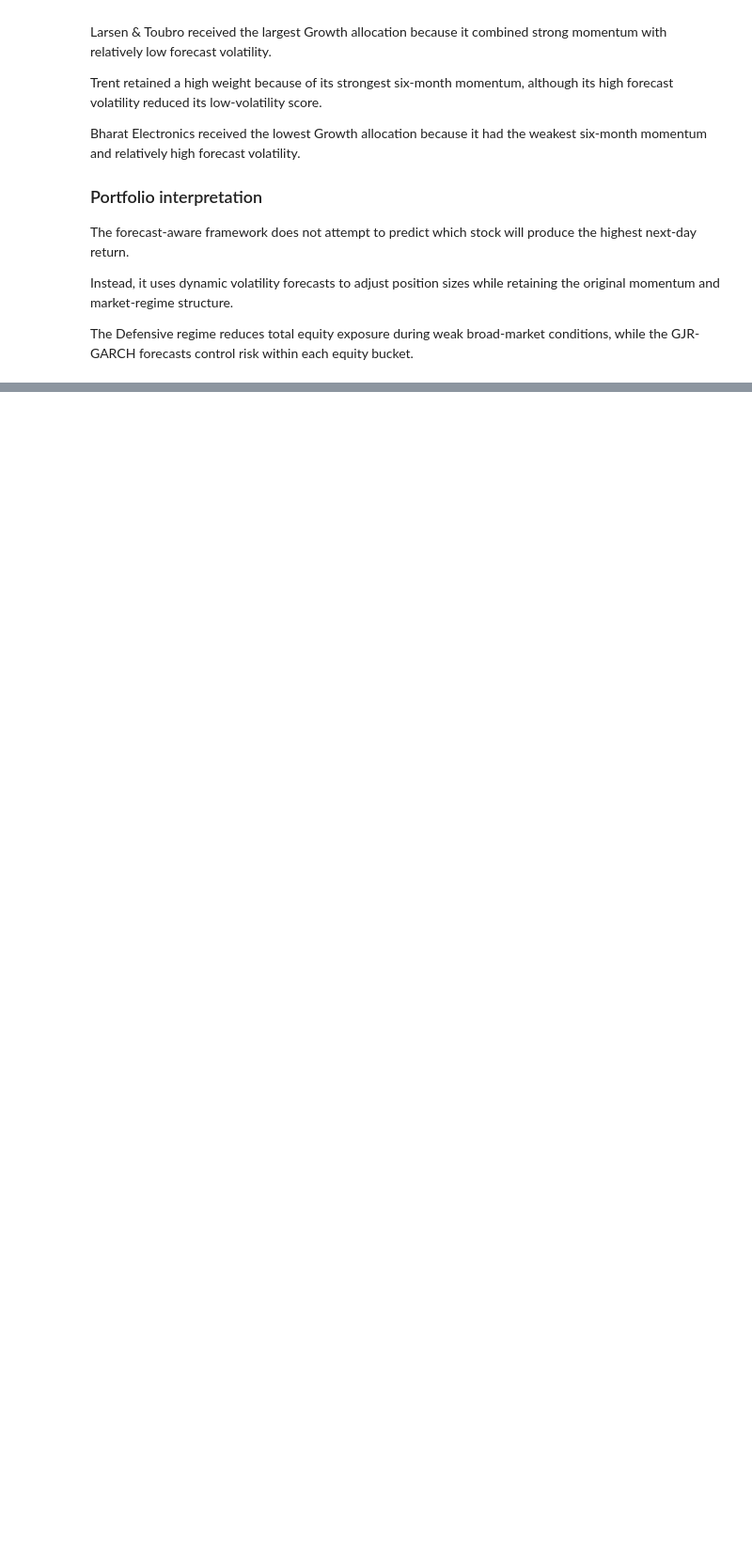
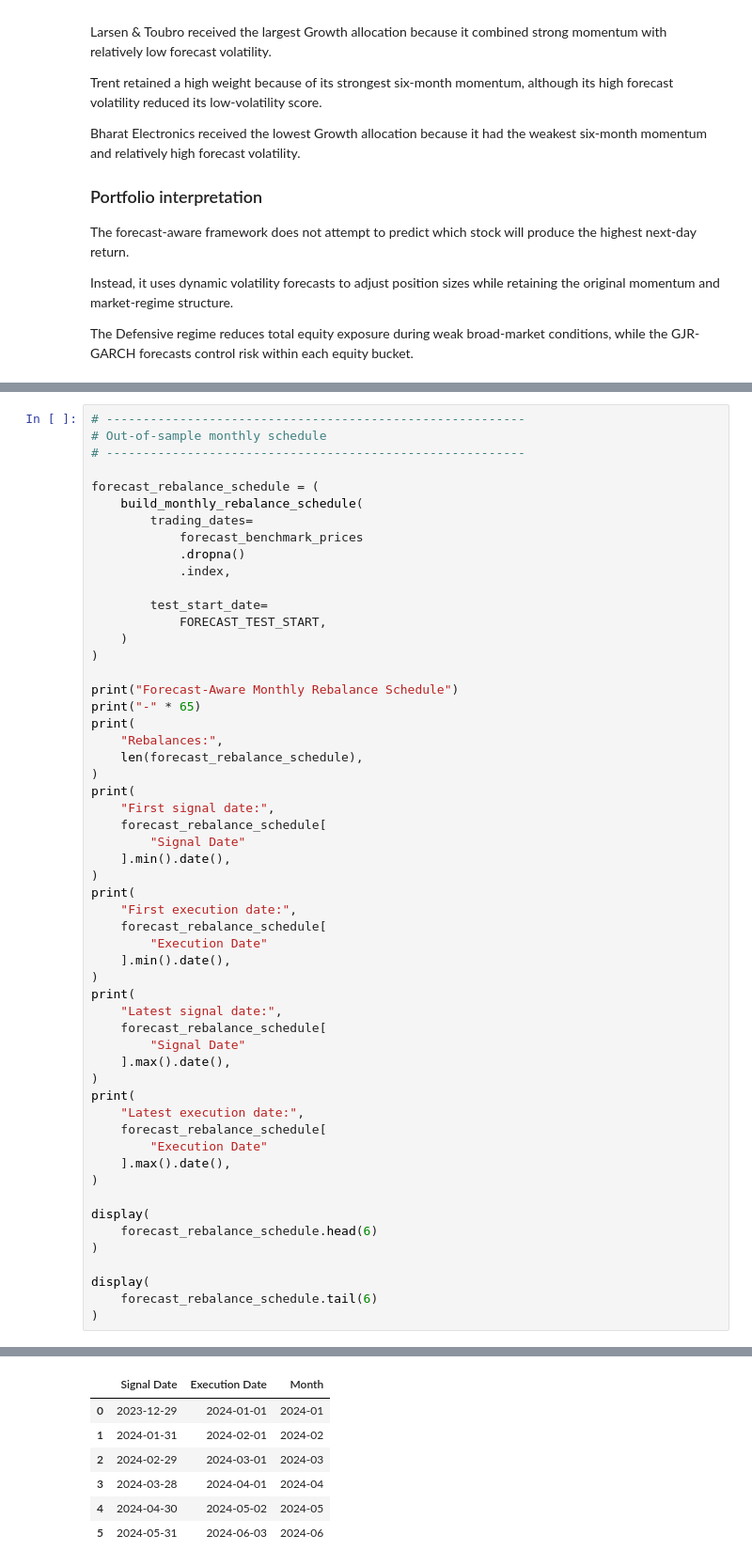
Before and after one commit to Rohil121/bharat-portfolio-lab, a Jupyter notebook: notebooks/04_forecasting_risk_models.ipynb, the cells around one changed output, grey strips where cells are left out. Shown at 94% size. Cells and saved outputs as stored; diff of their text form; blank space fills up the shorter version.

Commit message:
Create point-in-time monthly forecast schedule

```diff
--- a/notebooks/04_forecasting_risk_models.ipynb
+++ b/notebooks/04_forecasting_risk_models.ipynb
@@ -3814,0 +3924,56 @@ bucket.
+# %%
+# ---------------------------------------------------------
+# Out-of-sample monthly schedule
+# ---------------------------------------------------------
+
+forecast_rebalance_schedule = (
+    build_monthly_rebalance_schedule(
+        trading_dates=
+            forecast_benchmark_prices
+            .dropna()
+            .index,
+
+        test_start_date=
+            FORECAST_TEST_START,
+    )
+)
+
+print("Forecast-Aware Monthly Rebalance Schedule")
+print("-" * 65)
+print(
+    "Rebalances:",
+    len(forecast_rebalance_schedule),
+)
+print(
+    "First signal date:",
+    forecast_rebalance_schedule[
+        "Signal Date"
+    ].min().date(),
+)
+print(
+    "First execution date:",
+    forecast_rebalance_schedule[
+        "Execution Date"
+    ].min().date(),
+)
+print(
+    "Latest signal date:",
+    forecast_rebalance_schedule[
+        "Signal Date"
+    ].max().date(),
+)
+print(
+    "Latest execution date:",
+    forecast_rebalance_schedule[
+        "Execution Date"
+    ].max().date(),
+)
+
+display(
+    forecast_rebalance_schedule.head(6)
+)
+
+display(
+    forecast_rebalance_schedule.tail(6)
+)
+# %% [output]
@@ -3814,0 +3987,7 @@ bucket.
+|  | Signal Date | Execution Date | Month |
+| 0 | 2023-12-29 | 2024-01-01 | 2024-01 |
+| 1 | 2024-01-31 | 2024-02-01 | 2024-02 |
+| 2 | 2024-02-29 | 2024-03-01 | 2024-03 |
+| 3 | 2024-03-28 | 2024-04-01 | 2024-04 |
+| 4 | 2024-04-30 | 2024-05-02 | 2024-05 |
+| 5 | 2024-05-31 | 2024-06-03 | 2024-06 |
```
Also changed, not shown: parts of 3 cells of this notebook.
